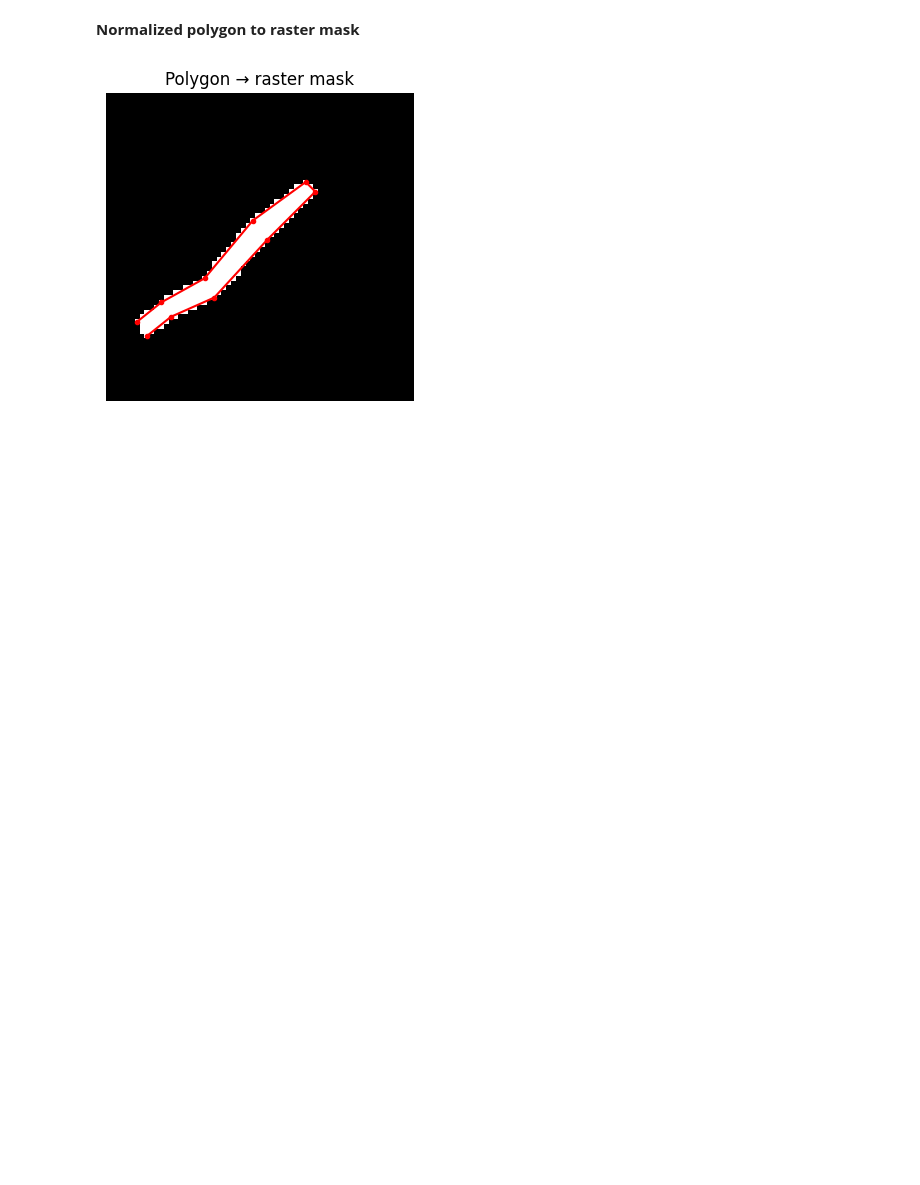
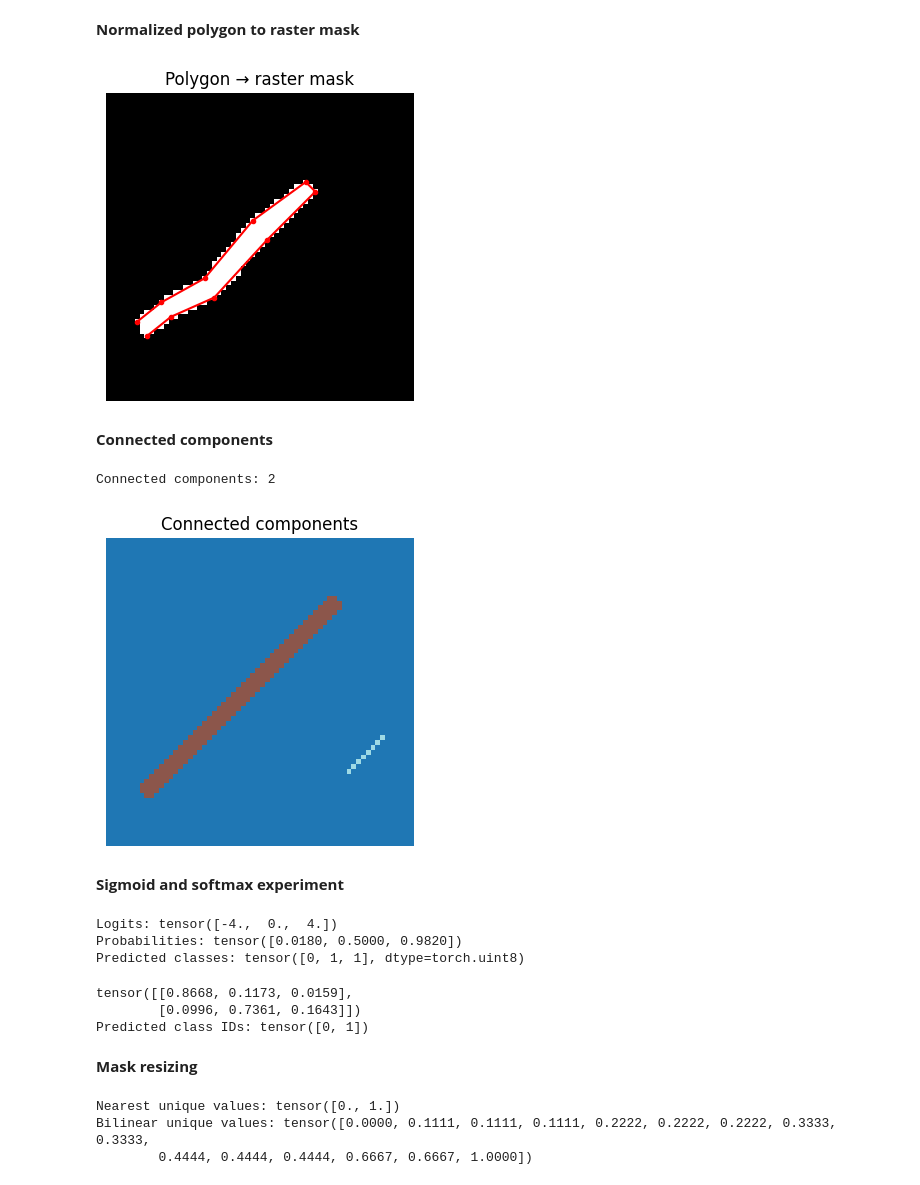
Before and after one commit to mdmohsin212/modern-vision-multimodal-lab, a Jupyter notebook: Vision/02_segmentation/segmentation_foundations.ipynb, the cells around one changed output. Drawn from its saved outputs; the diff is of its cells as text; code cells hidden in the pictures; blank space fills up the shorter version.

Commit message:
Apply Mask resizing

```diff
--- a/Vision/02_segmentation/segmentation_foundations.ipynb
+++ b/Vision/02_segmentation/segmentation_foundations.ipynb
@@ -102,3 +102,74 @@ plt.axis("off")
 plt.show()
 # %% [output]
 [figure]
+# %% [markdown]
+**Connected components**
+# %%
+number_of_labels, component_map = cv2.connectedComponents(ground_truth, connectivity=8)
+
+number_of_components = number_of_labels - 1
+print("Connected components:", number_of_components)
+
+plt.figure(figsize=(4, 4))
+plt.imshow(component_map, cmap="tab20",)
+
+plt.title("Connected components")
+plt.axis("off")
+plt.show()
+# %% [output]
+Connected components: 2
+[figure, added]
+# %% [markdown]
+**Sigmoid and softmax experiment**
+# %%
+binary_logits = torch.tensor([ -4.0, 0.0, 4.0])
+binary_probabilities = torch.sigmoid(binary_logits)
+
+binary_predictions = (binary_probabilities >= 0.50).to(torch.uint8)
+
+print("Logits:", binary_logits)
+print("Probabilities:", binary_probabilities.round(decimals=4))
+print("Predicted classes:",binary_predictions)
+# %% [output]
+Logits: tensor([-4.,  0.,  4.])
+Probabilities: tensor([0.0180, 0.5000, 0.9820])
+Predicted classes: tensor([0, 1, 1], dtype=torch.uint8)
+# %%
+multiclass_logits = torch.tensor([
+    [3.0, 1.0, -1.0],
+    [0.5, 2.5, 1.0],
+])
+
+multiclass_probabilities = torch.softmax(multiclass_logits, dim=1)
+multiclass_predictions = multiclass_probabilities.argmax(dim=1)
+
+print(multiclass_probabilities.round(decimals=4))
+print("Predicted class IDs:", multiclass_predictions)
+# %% [output]
+tensor([[0.8668, 0.1173, 0.0159],
+        [0.0996, 0.7361, 0.1643]])
+Predicted class IDs: tensor([0, 1])
+# %% [markdown]
+**Mask resizing**
+# %%
+small_mask = torch.tensor([
+    [0, 0, 0, 0],
+    [0, 1, 1, 0],
+    [0, 1, 1, 0],
+    [0, 0, 0, 0]
+], dtype=torch.float32)[None][None]
+
+nearest_mask = F.interpolate(
+    small_mask, size=(12, 12), mode="nearest"
+)
+
+bilinear_mask = F.interpolate(
+    small_mask, size=(12, 12), mode="bilinear", align_corners=False
+)
+
+print("Nearest unique values:", torch.unique(nearest_mask))
+print("Bilinear unique values:", torch.unique(bilinear_mask))
+# %% [output]
+Nearest unique values: tensor([0., 1.])
+Bilinear unique values: tensor([0.0000, 0.1111, 0.1111, 0.1111, 0.2222, 0.2222, 0.2222, 0.3333, 0.3333,
+        0.4444, 0.4444, 0.4444, 0.6667, 0.6667, 1.0000])
```
Also changed, not shown: parts of 1 cell of this notebook.
